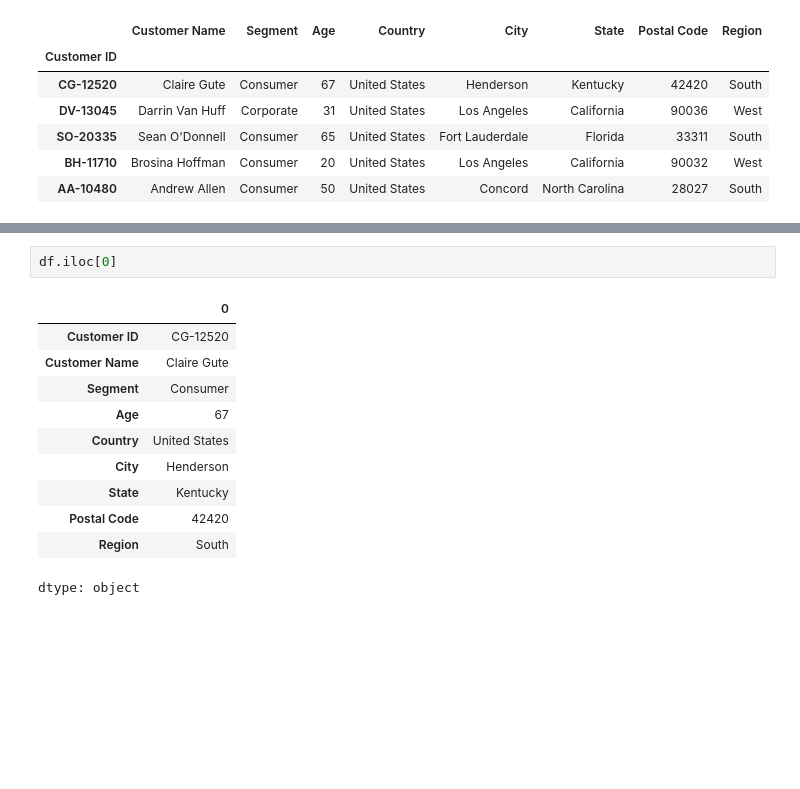
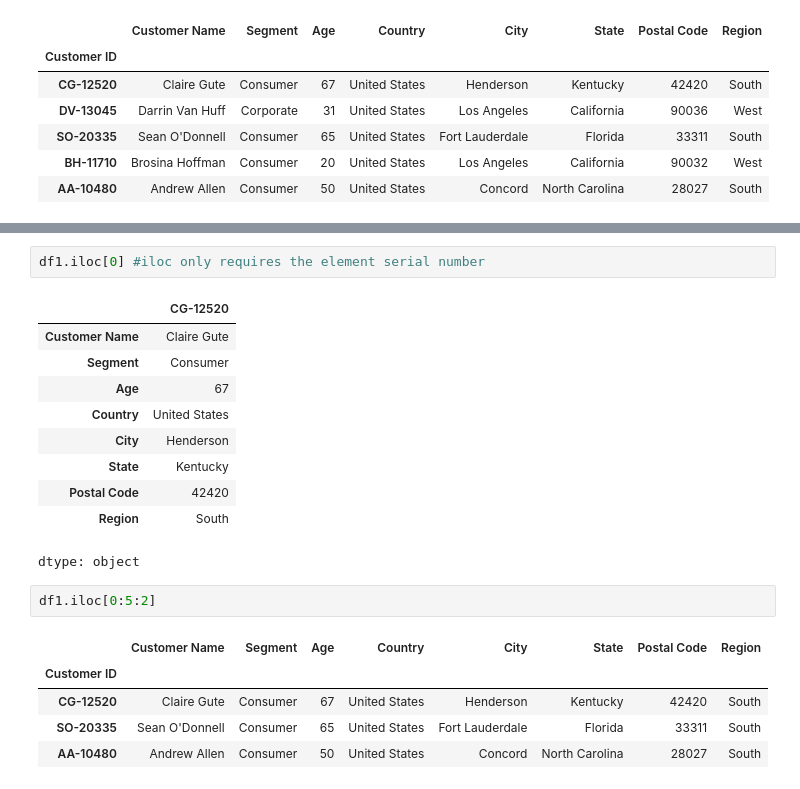
Before and after one commit to samyak2475/ML-UDEMY, a Jupyter notebook: 2.ipynb, the cells around one changed output, grey strips where cells are left out. Cells and saved outputs as stored; diff of their text form; blank space fills up the shorter version.

```diff
--- a/2.ipynb
+++ b/2.ipynb
@@ -168,14 +196,21 @@ df.describe() #statistics of data
+# %%
+df1.iloc[0] #iloc only requires the element serial number
+# %% [output]
+|  | CG-12520 |
+| Customer Name | Claire Gute |
+| Segment | Consumer |
+| Age | 67 |
+| Country | United States |
+| City | Henderson |
+| State | Kentucky |
+| Postal Code | 42420 |
+| Region | South |
+dtype: object
 # %%
-df.iloc[0]
+df1.iloc[0:5:2]
 # %% [output]
-|  | 0 |
-| Customer ID | CG-12520 |
-| Customer Name | Claire Gute |
-| Segment | Consumer |
-| Age | 67 |
-| Country | United States |
-| City | Henderson |
-| State | Kentucky |
-| Postal Code | 42420 |
-| Region | South |
+|  | Customer Name | Segment | Age | Country | City | State | Postal Code | Region |
+| Customer ID |  |  |  |  |  |  |  |  |
+| CG-12520 | Claire Gute | Consumer | 67 | United States | Henderson | Kentucky | 42420 | South |
+| SO-20335 | Sean O'Donnell | Consumer | 65 | United States | Fort Lauderdale | Florida | 33311 | South |
+| AA-10480 | Andrew Allen | Consumer | 50 | United States | Concord | North Carolina | 28027 | South |
-dtype: object
```
Also changed, not shown: parts of 4 cells of this notebook.
